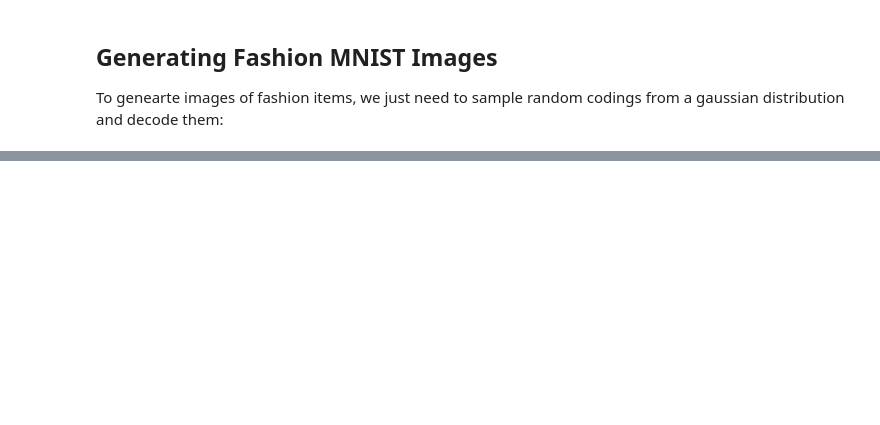
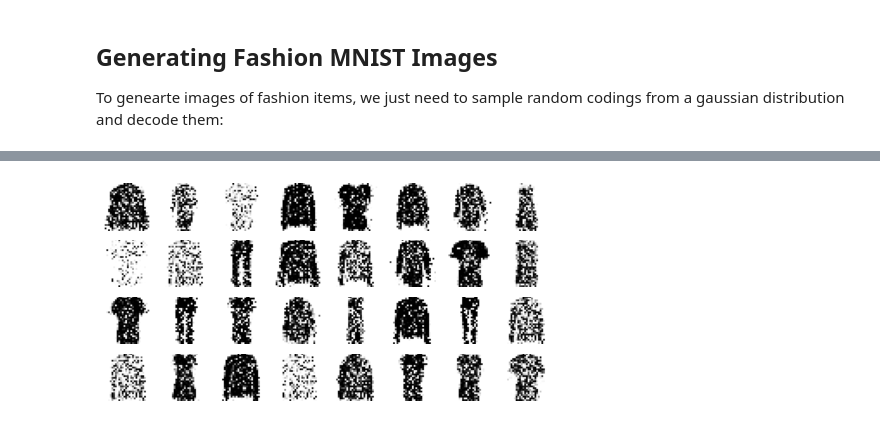
Before and after one commit to adhadse/ColabRepo, a Jupyter notebook: homl/Ch 17 Representation Learning and Generative Learning Using Autoencoders and GANs.ipynb, the cells around one changed output, grey strips where cells are left out. Saved outputs shown, nothing was run; the diff lists cells and outputs as text; code cells hidden in the pictures; blank space fills up the shorter version.

```diff
--- a/homl/Ch 17 Representation Learning and Generative Learning Using Autoencoders and GANs.ipynb
+++ b/homl/Ch 17 Representation Learning and Generative Learning Using Autoencoders and GANs.ipynb
@@ -918,0 +1022,6 @@ UserWarning: ignored
+# %%
+noise = tf.random.normal(shape=[batch_size, codings_size])
+generated_images = generator(noise)
+plot_multiple_images(generated_images, 8)
+# %% [output]
+[figure, added]
```
Also changed, not shown: parts of 27 cells of this notebook.
